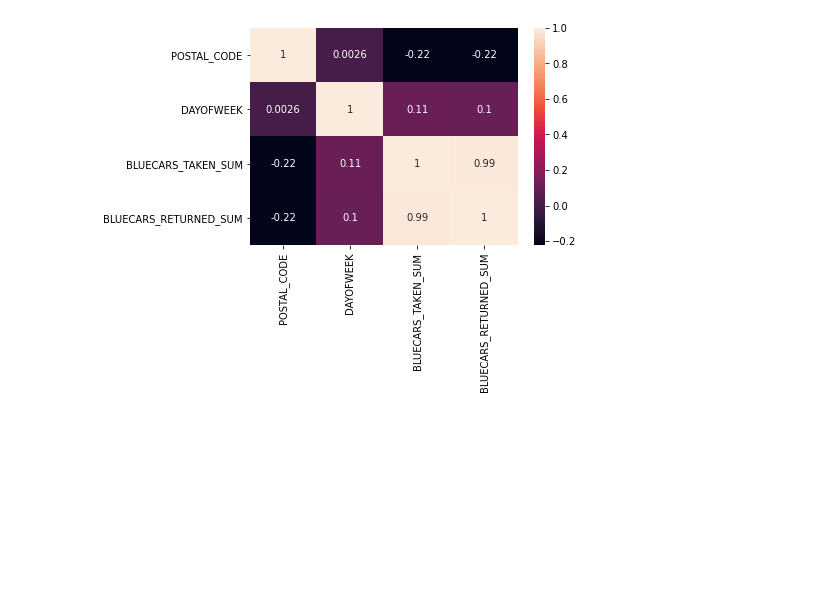
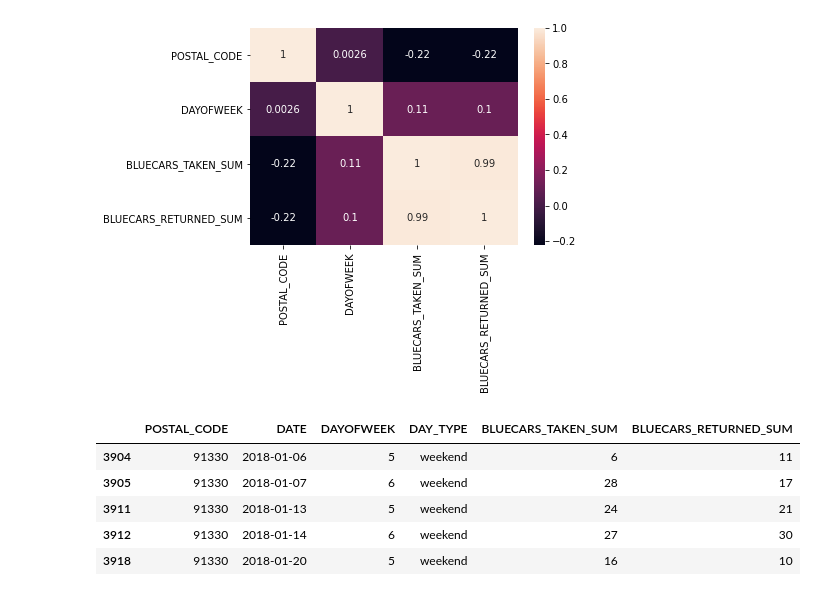
Before and after one commit to Obreintelly/Autolib-EDA, a Jupyter notebook: WEEK_4_HYPOTHESIS_TESTING_AUTOLIB_DATASET_27032021_CORE.ipynb, the cells around one changed output. Cells and saved outputs as stored; diff of their text form; code cells hidden in the pictures; blank space fills up the shorter version.

```diff
--- a/WEEK_4_HYPOTHESIS_TESTING_AUTOLIB_DATASET_27032021_CORE.ipynb
+++ b/WEEK_4_HYPOTHESIS_TESTING_AUTOLIB_DATASET_27032021_CORE.ipynb
@@ -386,3 +386,13 @@ sns.heatmap(df.corr(),annot=True)
 plt.show()
 # %% [output]
 [figure]
+# %%
+weekends_only= df[df['DAY_TYPE']=='weekend']
+weekends_only.head()
+# %% [output]
+|  | POSTAL_CODE | DATE | DAYOFWEEK | DAY_TYPE | BLUECARS_TAKEN_SUM | BLUECARS_RETURNED_SUM |
+| 3904 | 91330 | 2018-01-06 | 5 | weekend | 6 | 11 |
+| 3905 | 91330 | 2018-01-07 | 6 | weekend | 28 | 17 |
+| 3911 | 91330 | 2018-01-13 | 5 | weekend | 24 | 21 |
+| 3912 | 91330 | 2018-01-14 | 6 | weekend | 27 | 30 |
+| 3918 | 91330 | 2018-01-20 | 5 | weekend | 16 | 10 |
```
Also changed, not shown: parts of 5 cells of this notebook.
